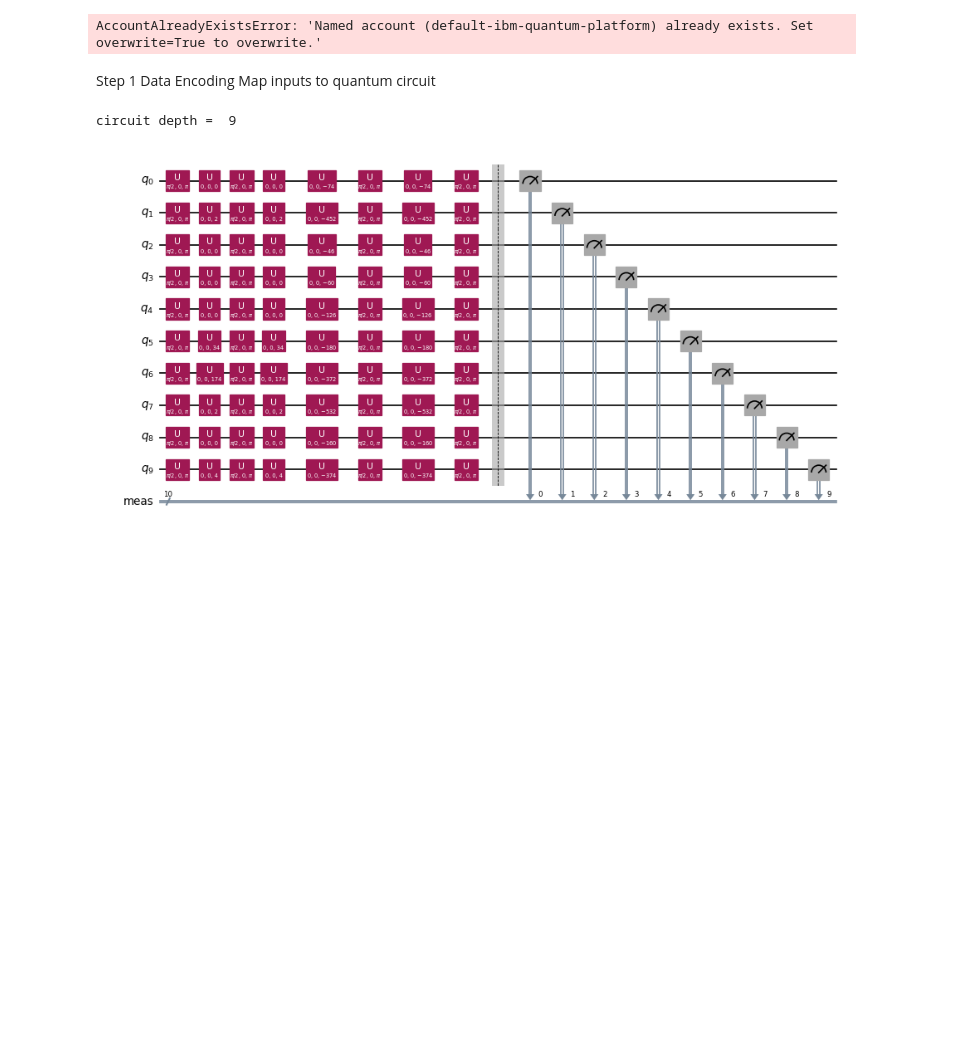
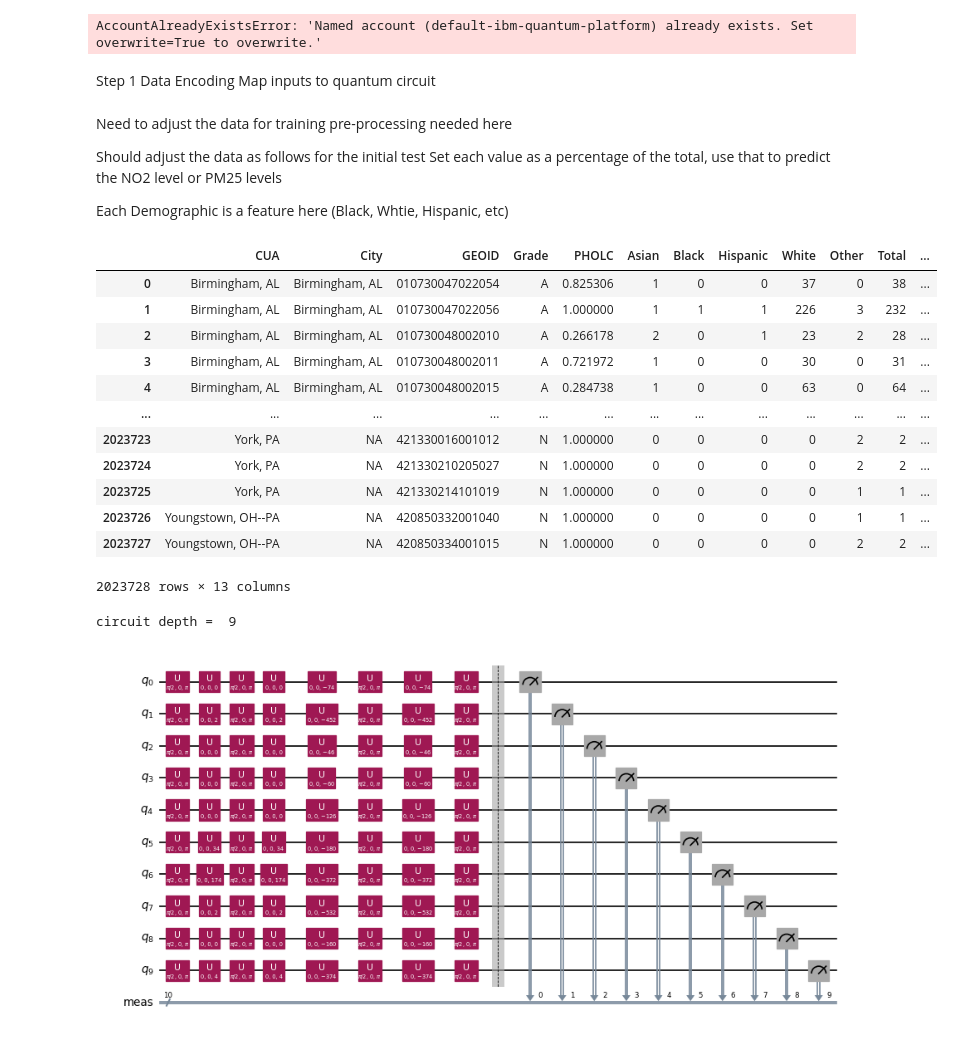
Before and after one commit to peoplesinc/air-pollution-data, a Jupyter notebook: baltimore-figures/baltimore_qml.ipynb, the cells around one changed output. Saved outputs shown, nothing was run; the diff lists cells and outputs as text; code cells hidden in the pictures; blank space fills up the shorter version.

Commit message:
Updates for pre-processing

```diff
--- a/baltimore-figures/baltimore_qml.ipynb
+++ b/baltimore-figures/baltimore_qml.ipynb
@@ -65,6 +65,30 @@ from utils import init
 dataset = init()
 
 print(dataset["Black"][:20])
+# %% [markdown]
+Need to adjust the data for training
+pre-processing needed here
+
+Should adjust the data as follows for the initial test
+Set each value as a percentage of the total, use that to predict the NO2 level or PM25 levels
+
+Each Demographic is a feature here (Black, Whtie, Hispanic, etc)
+# %%
+dataset
+# %% [output]
+|  | CUA | City | GEOID | Grade | PHOLC | Asian | Black | Hispanic | White | Other | Total | ... |
+| 0 | Birmingham, AL | Birmingham, AL | 010730047022054 | A | 0.825306 | 1 | 0 | 0 | 37 | 0 | 38 | ... |
+| 1 | Birmingham, AL | Birmingham, AL | 010730047022056 | A | 1.000000 | 1 | 1 | 1 | 226 | 3 | 232 | ... |
+| 2 | Birmingham, AL | Birmingham, AL | 010730048002010 | A | 0.266178 | 2 | 0 | 1 | 23 | 2 | 28 | ... |
+| 3 | Birmingham, AL | Birmingham, AL | 010730048002011 | A | 0.721972 | 1 | 0 | 0 | 30 | 0 | 31 | ... |
+| 4 | Birmingham, AL | Birmingham, AL | 010730048002015 | A | 0.284738 | 1 | 0 | 0 | 63 | 0 | 64 | ... |
+| ... | ... | ... | ... | ... | ... | ... | ... | ... | ... | ... | ... | ... |
+| 2023723 | York, PA | NA | 421330016001012 | N | 1.000000 | 0 | 0 | 0 | 0 | 2 | 2 | ... |
+| 2023724 | York, PA | NA | 421330210205027 | N | 1.000000 | 0 | 0 | 0 | 0 | 2 | 2 | ... |
+| 2023725 | York, PA | NA | 421330214101019 | N | 1.000000 | 0 | 0 | 0 | 0 | 1 | 1 | ... |
+| 2023726 | Youngstown, OH--PA | NA | 420850332001040 | N | 1.000000 | 0 | 0 | 0 | 0 | 1 | 1 | ... |
+| 2023727 | Youngstown, OH--PA | NA | 420850334001015 | N | 1.000000 | 0 | 0 | 0 | 0 | 2 | 2 | ... |
+2023728 rows × 13 columns
 # %%
 from qiskit.circuit.library import z_feature_map
 from qiskit.circuit.library import unitary_overlap
```
